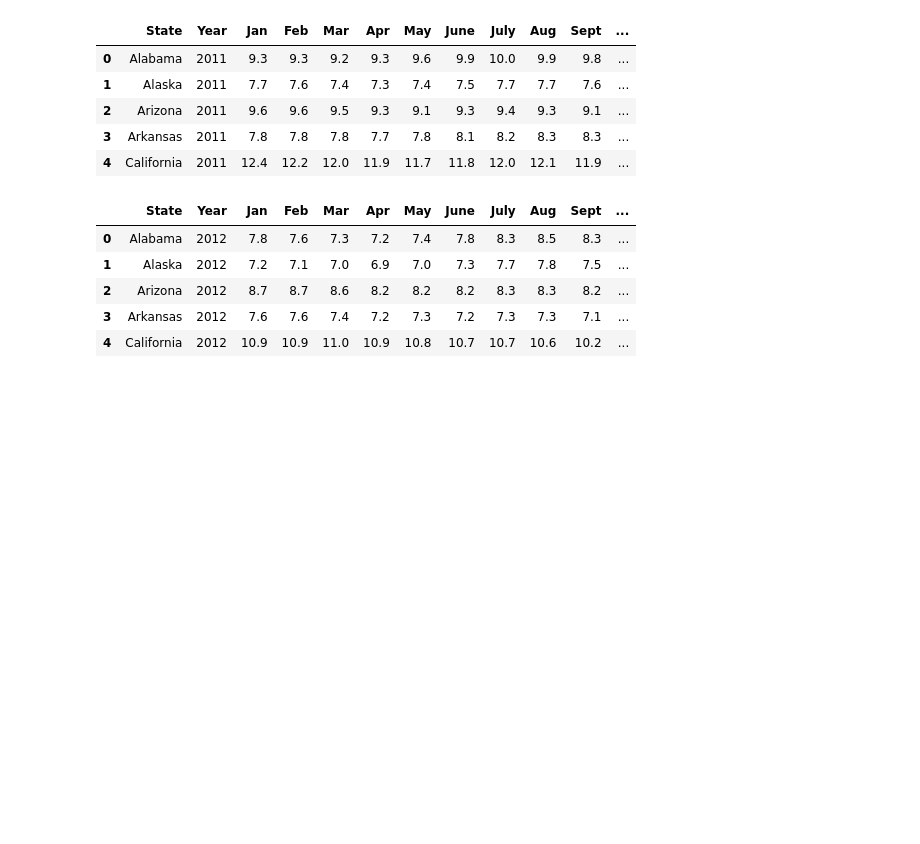
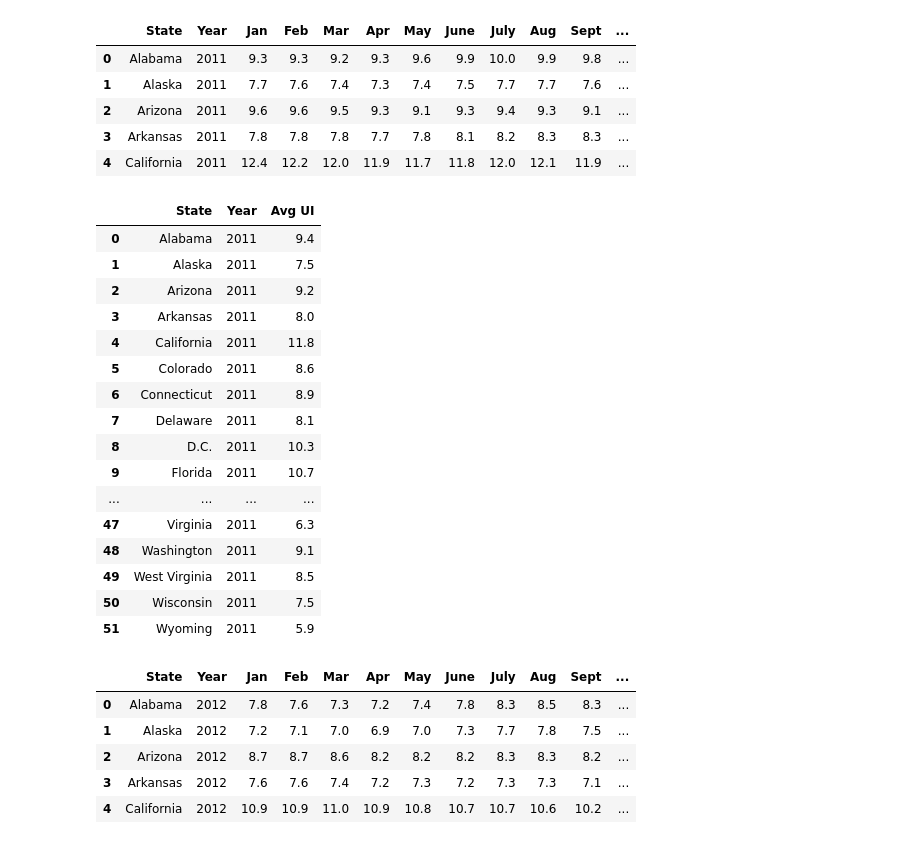
Before and after one commit to SnehaKellogg/Project1_Group5, a Jupyter notebook: unemployment csv/Merging Unemployment Data.ipynb, the cells around one changed output. Saved outputs shown, nothing was run; the diff lists cells and outputs as text; code cells hidden in the pictures; blank space fills up the shorter version.

```diff
--- a/unemployment csv/Merging Unemployment Data.ipynb
+++ b/unemployment csv/Merging Unemployment Data.ipynb
@@ -47,3 +85,25 @@ df3 = pd.DataFrame(unemployment11_df)
+# %%
+df3 = pd.DataFrame(unemployment11_df)
+info_pd11 = pd.DataFrame(unemployment11_df, columns=["State", "Year", "Avg UI"])
+info_pd11
+# %% [output]
+|  | State | Year | Avg UI |
+| 0 | Alabama | 2011 | 9.4 |
+| 1 | Alaska | 2011 | 7.5 |
+| 2 | Arizona | 2011 | 9.2 |
+| 3 | Arkansas | 2011 | 8.0 |
+| 4 | California | 2011 | 11.8 |
+| 5 | Colorado | 2011 | 8.6 |
+| 6 | Connecticut | 2011 | 8.9 |
+| 7 | Delaware | 2011 | 8.1 |
+| 8 | D.C. | 2011 | 10.3 |
+| 9 | Florida | 2011 | 10.7 |
+| ... | ... | ... | ... |
+| 47 | Virginia | 2011 | 6.3 |
+| 48 | Washington | 2011 | 9.1 |
+| 49 | West Virginia | 2011 | 8.5 |
+| 50 | Wisconsin | 2011 | 7.5 |
+| 51 | Wyoming | 2011 | 5.9 |
 # %%
 # Creating Dataframe for 2012
 csv_path = "State_UI_2012.csv"
```
Also changed, not shown: parts of 26 cells of this notebook.
